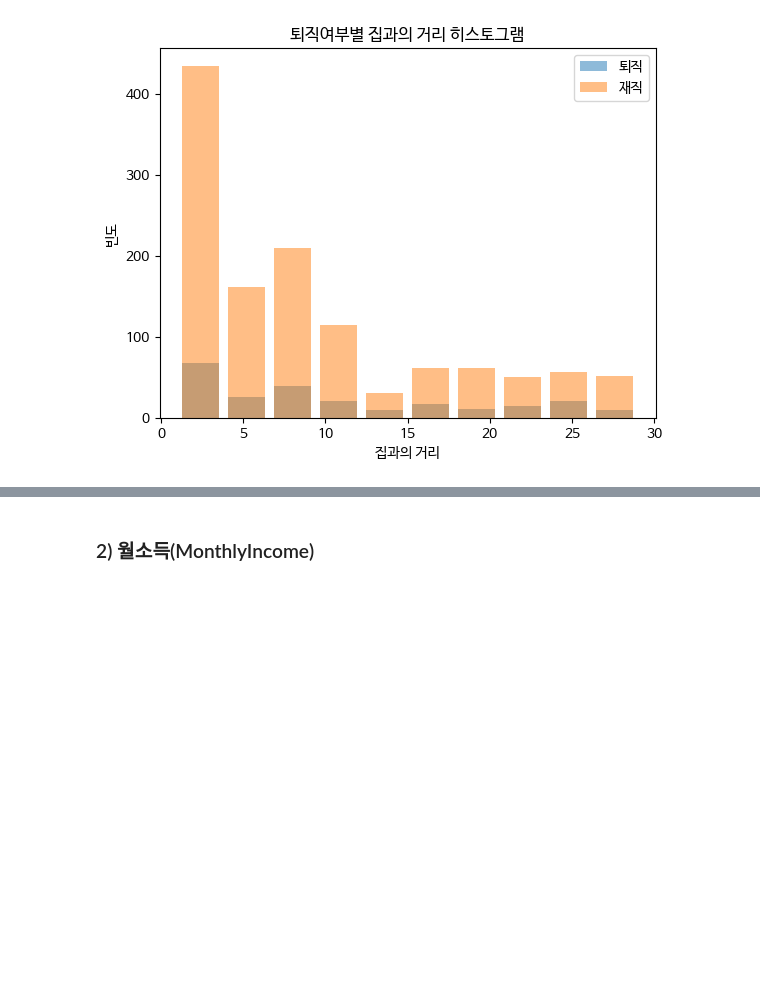
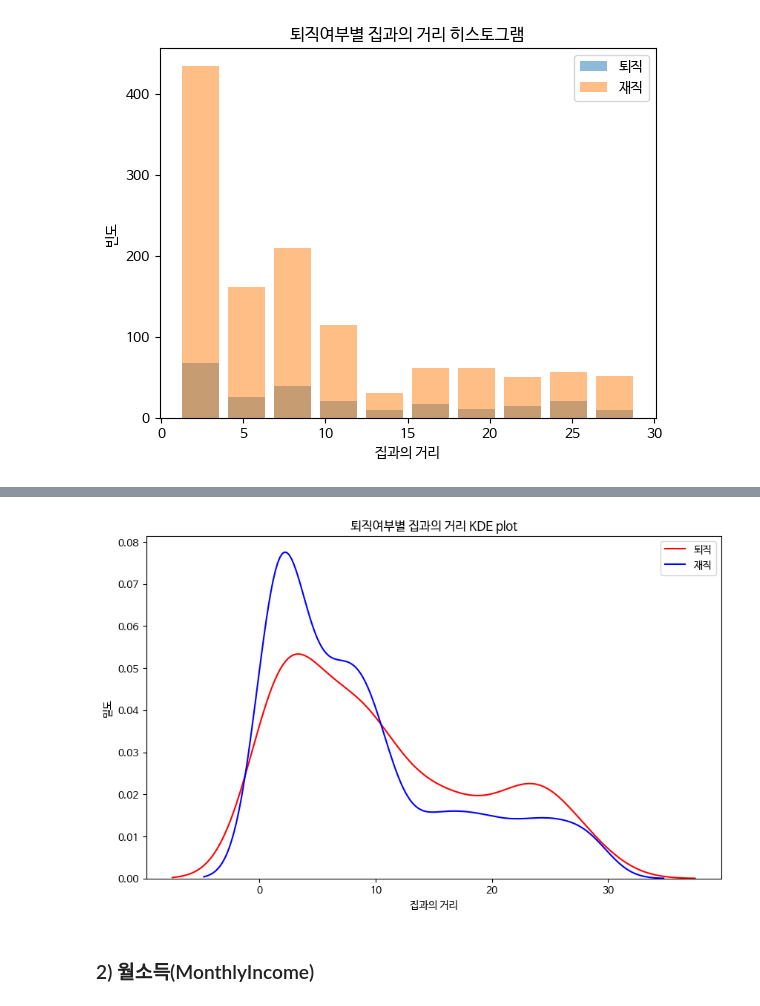
Before and after one commit to airborne3586/Data_Analysis_EX_PORT, a Jupyter notebook: HR_2차_과제_퇴직_촉발_요인_발굴.ipynb, the cells around one changed output, grey strips where cells are left out. Cells and saved outputs as stored; diff of their text form; code cells hidden in the pictures; blank space fills up the shorter version.

```diff
--- a/HR_2차_과제_퇴직_촉발_요인_발굴.ipynb
+++ b/HR_2차_과제_퇴직_촉발_요인_발굴.ipynb
@@ -68,6 +130,7 @@ Index(['Age', 'Attrition', 'BusinessTravel', 'DailyRate', 'Department',
 import seaborn as sns
 
 #박스플롯
+plt.rc('font', family='NanumBarunGothic')
 sns.boxplot(x='Attrition', y='DistanceFromHome', data=df)
 plt.xlabel('퇴직 여부')
 plt.ylabel('집과의 거리')
@@ -90,6 +153,7 @@ max_value = df['DistanceFromHome'].max()
 num_bins = 10
 
 # 히스토그램 그리기
+plt.rc('font', family='NanumBarunGothic')
 plt.hist(df[df['Attrition'] == 'Yes']['DistanceFromHome'], bins=num_bins, alpha=0.5, label='퇴직', rwidth=0.8)  # 막대 폭 설정
 plt.hist(df[df['Attrition'] == 'No']['DistanceFromHome'], bins=num_bins, alpha=0.5, label='재직', rwidth=0.8)  # 막대 폭 설정
 plt.xlabel('집과의 거리')
@@ -102,3 +203,23 @@ plt.show()
+# %%
+
+# 데이터의 최소값과 최대값
+min_value = df['DistanceFromHome'].min()
+max_value = df['DistanceFromHome'].max()
+
+# 퇴직 여부에 따른 KDE plot 그리기
+plt.figure(figsize=(10, 6))
+plt.rc('font', family='NanumBarunGothic')
+
+sns.kdeplot(df[df['Attrition'] == 'Yes']['DistanceFromHome'], label='퇴직', color='red')
+sns.kdeplot(df[df['Attrition'] == 'No']['DistanceFromHome'], label='재직', color='blue')
+
+plt.xlabel('집과의 거리')
+plt.ylabel('밀도')
+plt.title('퇴직여부별 집과의 거리 KDE plot')
+plt.legend()
+plt.show()
+# %% [output]
+[figure, added]
 # %% [markdown]
 ### 2) 월소득(MonthlyIncome)
 # %% [markdown]
```
Also changed, not shown: parts of 54 cells of this notebook.
